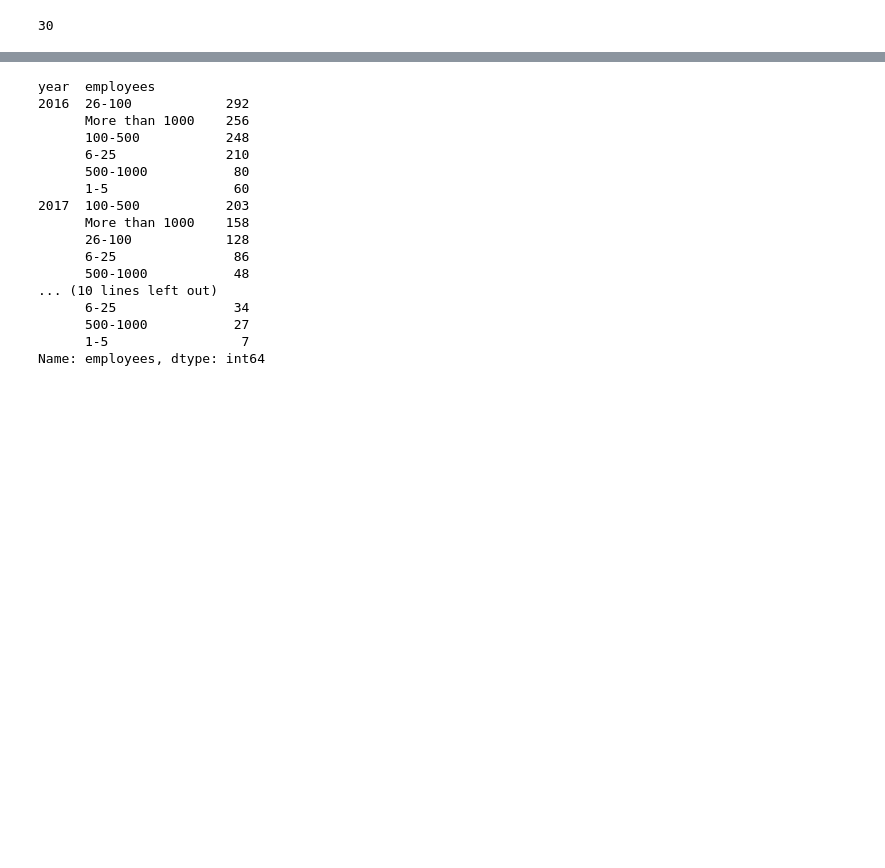
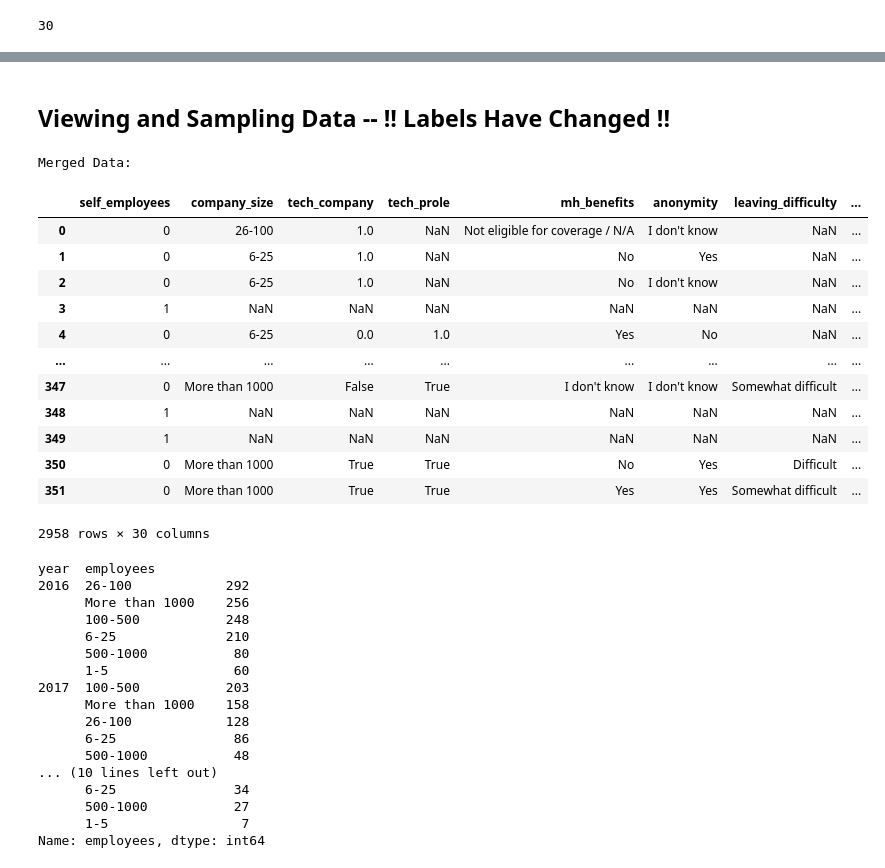
Before and after one commit to jaceybronte/compsci216-project, a Jupyter notebook: 216EDA.ipynb, the cells around one changed output, grey strips where cells are left out. Cells and saved outputs as stored; diff of their text form; code cells hidden in the pictures; blank space fills up the shorter version.

```diff
--- a/216EDA.ipynb
+++ b/216EDA.ipynb
@@ -189,3 +187,23 @@ Column Name Adaptions:
+# %% [markdown]
+## Viewing and Sampling Data -- !! Labels Have Changed !!
+# %%
+print('Merged Data:')
+cols
+# %% [output]
+Merged Data:
+|  | self_employees | company_size | tech_company | tech_prole | mh_benefits | anonymity | leaving_difficulty | ... |
+| 0 | 0 | 26-100 | 1.0 | NaN | Not eligible for coverage / N/A | I don't know | NaN | ... |
+| 1 | 0 | 6-25 | 1.0 | NaN | No | Yes | NaN | ... |
+| 2 | 0 | 6-25 | 1.0 | NaN | No | I don't know | NaN | ... |
+| 3 | 1 | NaN | NaN | NaN | NaN | NaN | NaN | ... |
+| 4 | 0 | 6-25 | 0.0 | 1.0 | Yes | No | NaN | ... |
+| ... | ... | ... | ... | ... | ... | ... | ... | ... |
+| 347 | 0 | More than 1000 | False | True | I don't know | I don't know | Somewhat difficult | ... |
+| 348 | 1 | NaN | NaN | NaN | NaN | NaN | NaN | ... |
+| 349 | 1 | NaN | NaN | NaN | NaN | NaN | NaN | ... |
+| 350 | 0 | More than 1000 | True | True | No | Yes | Difficult | ... |
+| 351 | 0 | More than 1000 | True | True | Yes | Yes | Somewhat difficult | ... |
+2958 rows × 30 columns
 # %%
 #employee count
 
```
Also changed, not shown: parts of 17 cells of this notebook.
